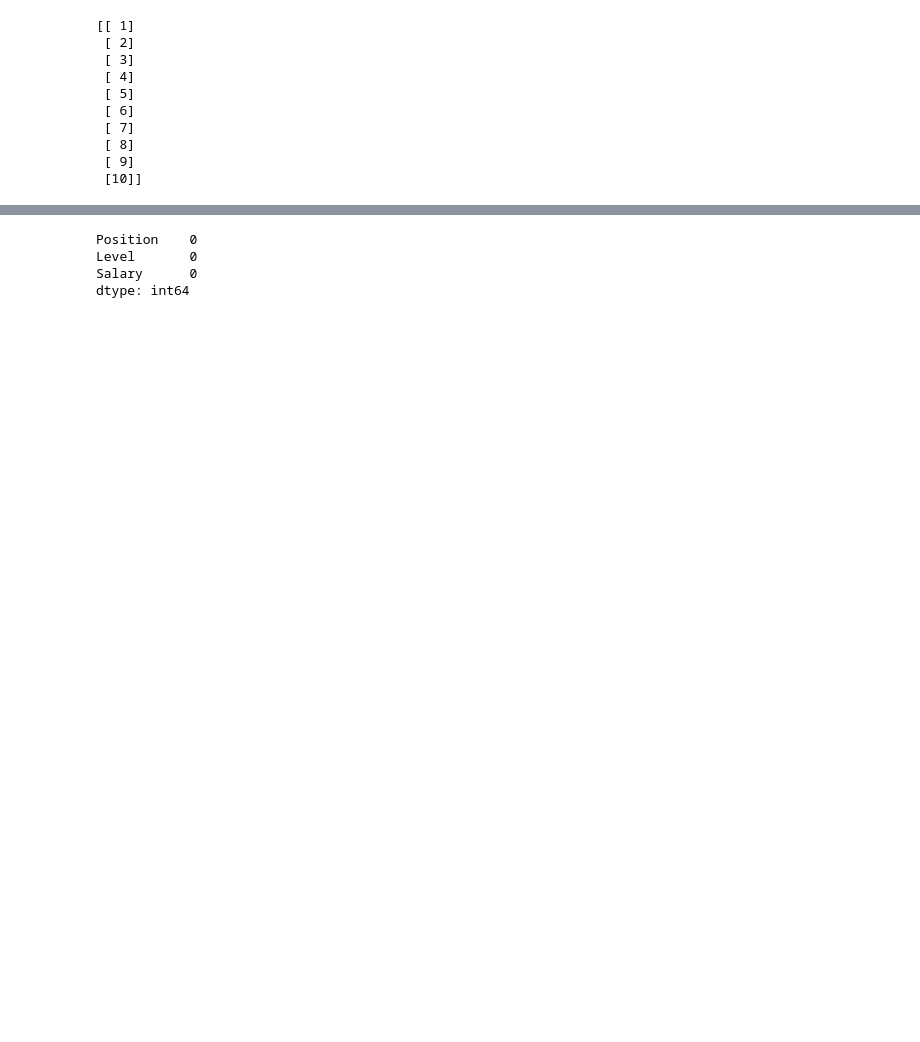
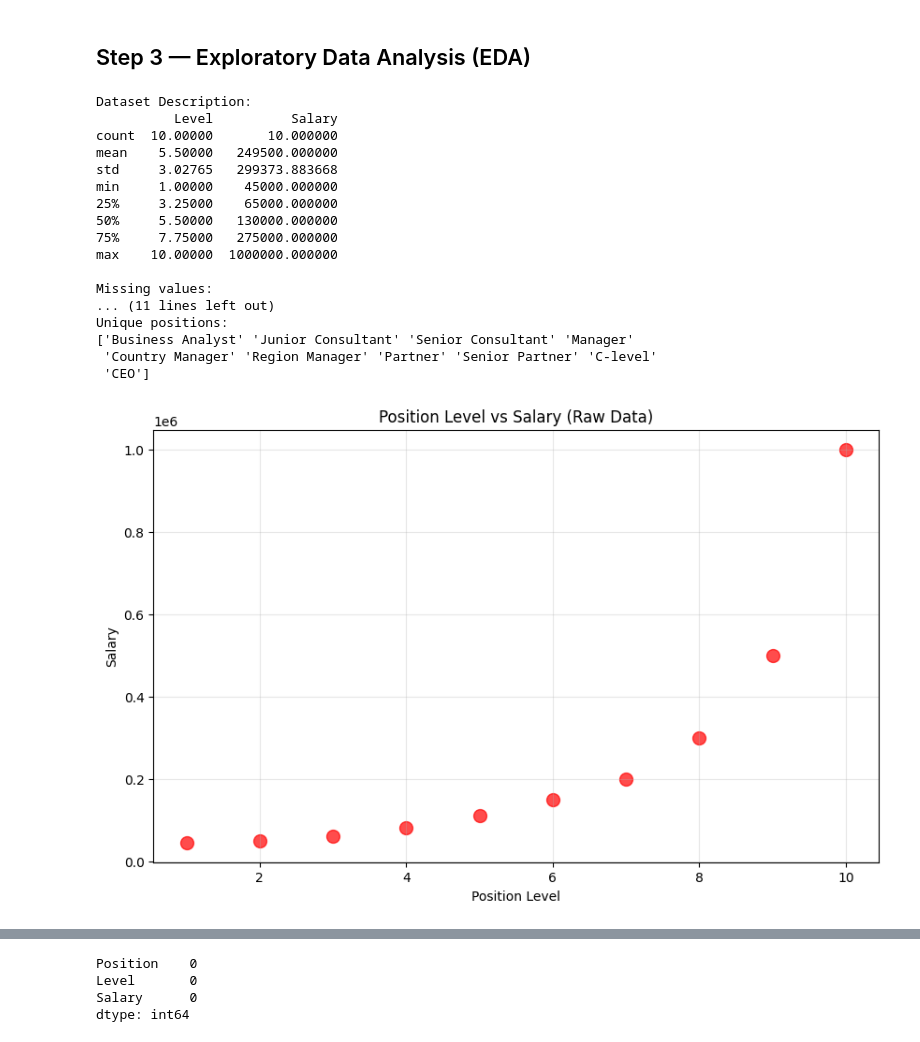
Before and after one commit to Morobang/machine-learning-journey, a Jupyter notebook: 01_supervised_learning/01_regression/notebooks/04_support_vector_regression.ipynb, the cells around one changed output, grey strips where cells are left out. Cells and saved outputs as stored; diff of their text form; code cells hidden in the pictures; blank space fills up the shorter version.

```diff
--- a/01_supervised_learning/01_regression/notebooks/04_support_vector_regression.ipynb
+++ b/01_supervised_learning/01_regression/notebooks/04_support_vector_regression.ipynb
@@ -145,40 +50,43 @@ else:
+# %% [markdown]
+## Step 3 — Exploratory Data Analysis (EDA)
 # %%
-# 🎯 Features (X): Position Levels for SVR
-print("🎯 Features (X) - Position Levels for SVR Analysis:")
-print("=" * 55)
-print(f"Original shape: {X.shape}")
-print(f"Position levels: {X.flatten()}")
+# Basic statistics
+print("Dataset Description:")
+print(dataset.describe())
 
-print(f"\n📊 Feature Statistics for SVR:")
-print(f"• Minimum level: {X.min()}")
-print(f"• Maximum level: {X.max()}")
-print(f"• Mean level: {X.mean():.1f}")
-print(f"• Standard deviation: {X.std():.2f}")
-print(f"• Range: {X.max() - X.min()}")
+print("\nMissing values:")
+print(dataset.isnull().sum())
 
-print(f"\n🎯 SVR Feature Considerations:")
-print(f"• Small range (1-10) compared to salary values")
-print(f"• Evenly spaced integers (1, 2, 3, ..., 10)")
-print(f"• Will need standardization for SVR kernel functions")
-print(f"• After scaling: mean ≈ 0, std dev ≈ 1")
+print("\nData types:")
+print(dataset.dtypes)
 
-print(f"\n💡 Why Scaling Matters for SVR:")
-print(f"• RBF kernel uses Euclidean distance calculations")
-print(f"• Features with larger scales dominate the distance")
-print(f"• Unscaled data can make SVR focus only on salary values")
-print(f"• Proper scaling ensures all features contribute equally")
+print("\nUnique positions:")
+print(dataset['Position'].unique())
 
-print(f"\n🔮 After Scaling Preview:")
-print(f"Position levels will become approximately: [-1.5, -1.2, ..., +1.2, +1.5]")
-print(f"This balanced scale allows SVR kernels to work optimally!")
+# Visualize the data to see the non-linear relationship
+plt.figure(figsize=(10, 6))
+plt.scatter(X, y, color='red', alpha=0.7, s=100)
+plt.title('Position Level vs Salary (Raw Data)')
+plt.xlabel('Position Level')
+plt.ylabel('Salary')
+plt.grid(True, alpha=0.3)
+plt.show()
 # %% [output]
-[[ 1]
- [ 2]
- [ 3]
- [ 4]
- [ 5]
- [ 6]
- [ 7]
- [ 8]
- [ 9]
- [10]]
+Dataset Description:
+          Level          Salary
+count  10.00000       10.000000
+mean    5.50000   249500.000000
+std     3.02765   299373.883668
+min     1.00000    45000.000000
+25%     3.25000    65000.000000
+50%     5.50000   130000.000000
+75%     7.75000   275000.000000
+max    10.00000  1000000.000000
+
+Missing values:
+... (11 lines left out)
+Unique positions:
+['Business Analyst' 'Junior Consultant' 'Senior Consultant' 'Manager'
+ 'Country Manager' 'Region Manager' 'Partner' 'Senior Partner' 'C-level'
+ 'CEO']
+[figure, added]
```
Also changed, not shown: parts of 21 cells of this notebook.
